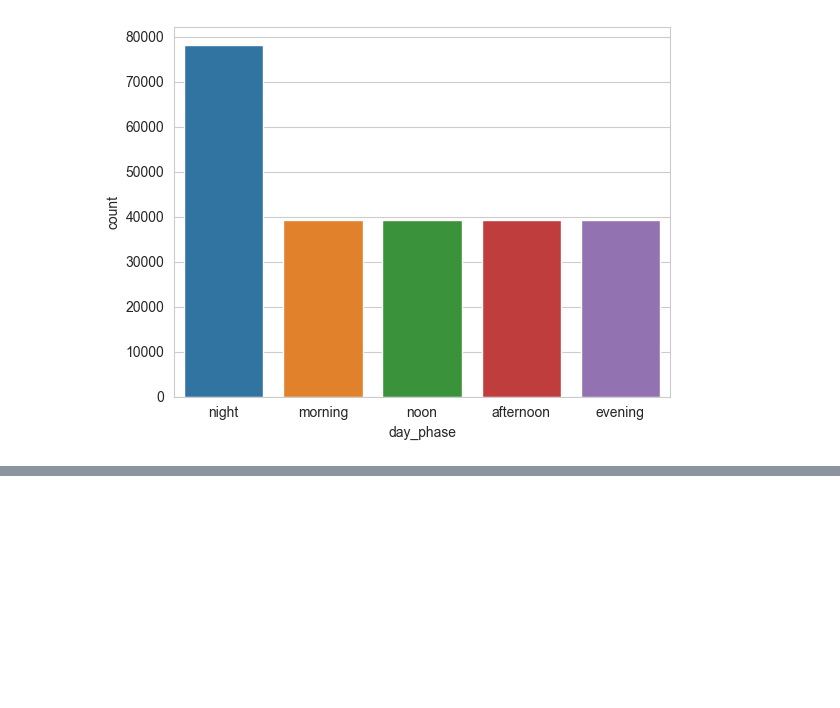
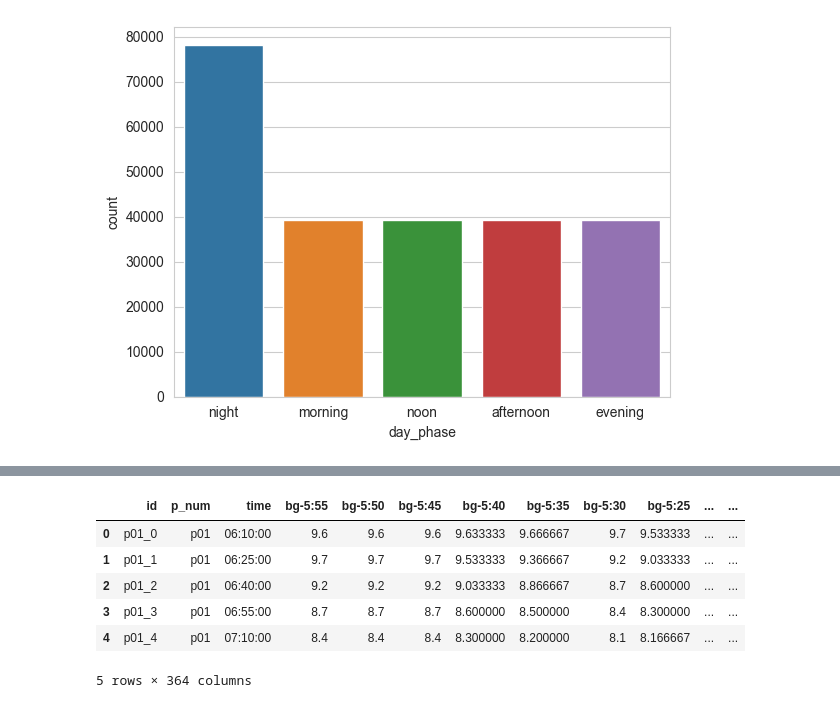
Before and after one commit to masaver/brist1d, a Jupyter notebook: notebooks/ralf/2.3-preprocessing-transformers.ipynb, the cells around one changed output, grey strips where cells are left out. Cells and saved outputs as stored; diff of their text form; code cells hidden in the pictures; blank space fills up the shorter version.

```diff
--- a/notebooks/ralf/2.3-preprocessing-transformers.ipynb
+++ b/notebooks/ralf/2.3-preprocessing-transformers.ipynb
@@ -45,0 +88,24 @@ plt.show()
+# %%
+from src.features.transformers import FillPropertyNaNsTransformer
+
+parameter_strategy = {
+    'bg': ['interpolate', 'median'],
+    'insulin': ['zero'],
+    'carbs': ['zero'],
+    'hr': ['interpolate', 'median'],
+    'steps': ['zero'],
+}
+
+for parameter, strategy in parameter_strategy.items():
+    fill_property_nans_transformer = FillPropertyNaNsTransformer(parameter, strategy)
+    df = fill_property_nans_transformer.fit_transform(X=df)
+
+df.head()
+# %% [output]
+|  | id | p_num | time | bg-5:55 | bg-5:50 | bg-5:45 | bg-5:40 | bg-5:35 | bg-5:30 | bg-5:25 | ... | ... |
+| 0 | p01_0 | p01 | 06:10:00 | 9.6 | 9.6 | 9.6 | 9.633333 | 9.666667 | 9.7 | 9.533333 | ... | ... |
+| 1 | p01_1 | p01 | 06:25:00 | 9.7 | 9.7 | 9.7 | 9.533333 | 9.366667 | 9.2 | 9.033333 | ... | ... |
+| 2 | p01_2 | p01 | 06:40:00 | 9.2 | 9.2 | 9.2 | 9.033333 | 8.866667 | 8.7 | 8.600000 | ... | ... |
+| 3 | p01_3 | p01 | 06:55:00 | 8.7 | 8.7 | 8.7 | 8.600000 | 8.500000 | 8.4 | 8.300000 | ... | ... |
+| 4 | p01_4 | p01 | 07:10:00 | 8.4 | 8.4 | 8.4 | 8.300000 | 8.200000 | 8.1 | 8.166667 | ... | ... |
+5 rows × 364 columns
```
Also changed, not shown: parts of 5 cells of this notebook, 3 other files.
